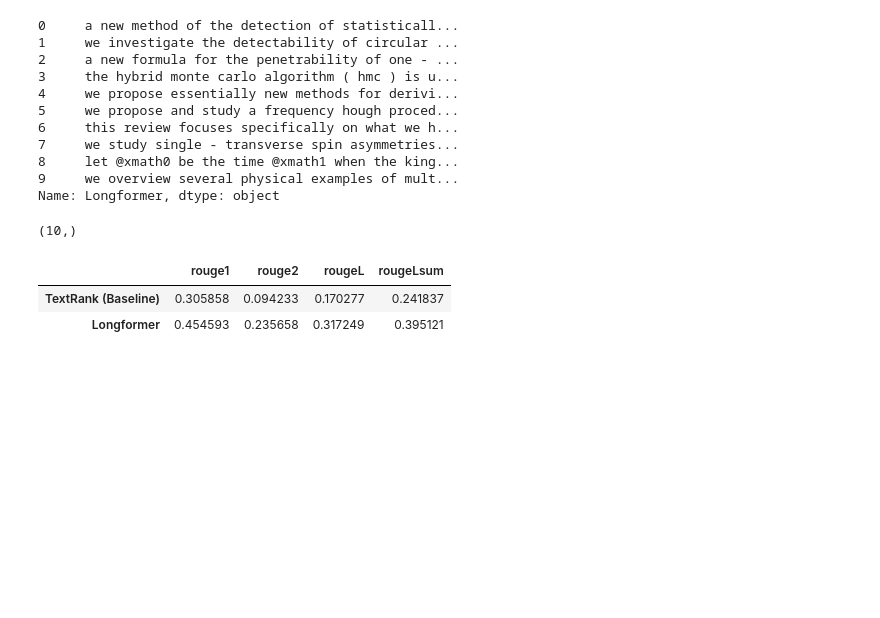
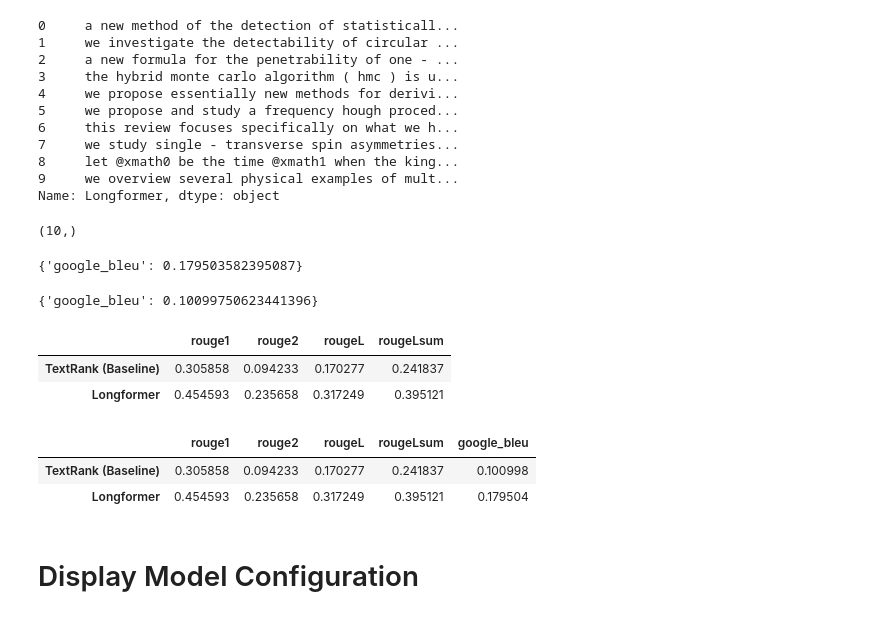
Before and after one commit to Nicolepcx/Transformers-in-Action, a Jupyter notebook: CH03/ch03_text_summarization.ipynb, the cells around one changed output. Drawn from its saved outputs; the diff is of its cells as text; code cells hidden in the pictures; blank space fills up the shorter version.

```diff
--- a/CH03/ch03_text_summarization.ipynb
+++ b/CH03/ch03_text_summarization.ipynb
@@ -831,6 +818,7 @@ print(df["Longformer"])
 Name: Longformer, dtype: object
 # %%
 rouge = evaluate.load('rouge')
+bleu = evaluate.load('google_bleu')
 # %%
 # delete the list data format from each entry
 df["Longformer"] = df['Longformer'].apply(lambda x: x[0])
@@ -868,12 +856,28 @@ predictions = df["Longformer"].tolist()
 references = df['abstract'].tolist()
 results_longformer = rouge.compute(predictions=predictions,
                          references=references)
+results_longformer_bleu = bleu.compute(predictions=predictions,
+                         references=references)
+# %%
+results_longformer_bleu
+# %% [output]
+{'google_bleu': 0.179503582395087}
 # %%
 # convert to proper format to compute rouge metric
 predictions = df['TextRank (Baseline)'].tolist()
 references = df['abstract'].tolist()
 results_text_rank = rouge.compute(predictions=predictions,
                          references=references)
+results_text_rank_bleu = bleu.compute(predictions=predictions,
+                         references=references)
+# %%
+# Get the value for TextRank
+textRank_value = results_text_rank_bleu["google_bleu"]
+longformer_value = results_longformer_bleu["google_bleu"]
+# %%
+results_text_rank_bleu
+# %% [output]
+{'google_bleu': 0.10099750623441396}
 # %%
 metrics = pd.DataFrame([results_text_rank, results_longformer], index=['TextRank (Baseline)', 'Longformer'])
 metrics
@@ -881,3 +885,16 @@ metrics
 |  | rouge1 | rouge2 | rougeL | rougeLsum |
 | TextRank (Baseline) | 0.305858 | 0.094233 | 0.170277 | 0.241837 |
 | Longformer | 0.454593 | 0.235658 | 0.317249 | 0.395121 |
+# %%
+bleu_scores = [textRank_value, longformer_value]
+
+# Using 'Address' as the column name
+# and equating it to the list
+metrics['google_bleu'] = bleu_scores
+metrics
+# %% [output]
+|  | rouge1 | rouge2 | rougeL | rougeLsum | google_bleu |
+| TextRank (Baseline) | 0.305858 | 0.094233 | 0.170277 | 0.241837 | 0.100998 |
+| Longformer | 0.454593 | 0.235658 | 0.317249 | 0.395121 | 0.179504 |
+# %% [markdown]
+# Display Model Configuration
```
Also changed, not shown: parts of 9 cells of this notebook, 1 other file.
